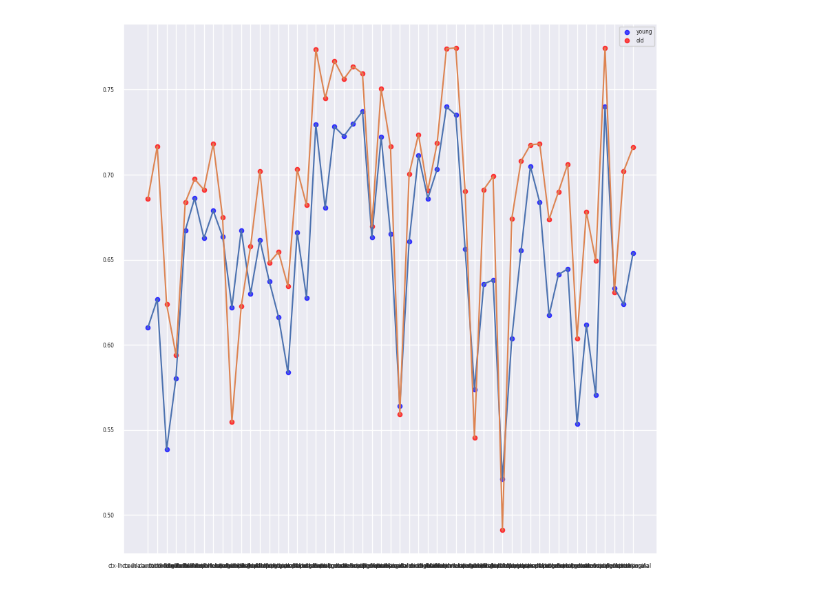
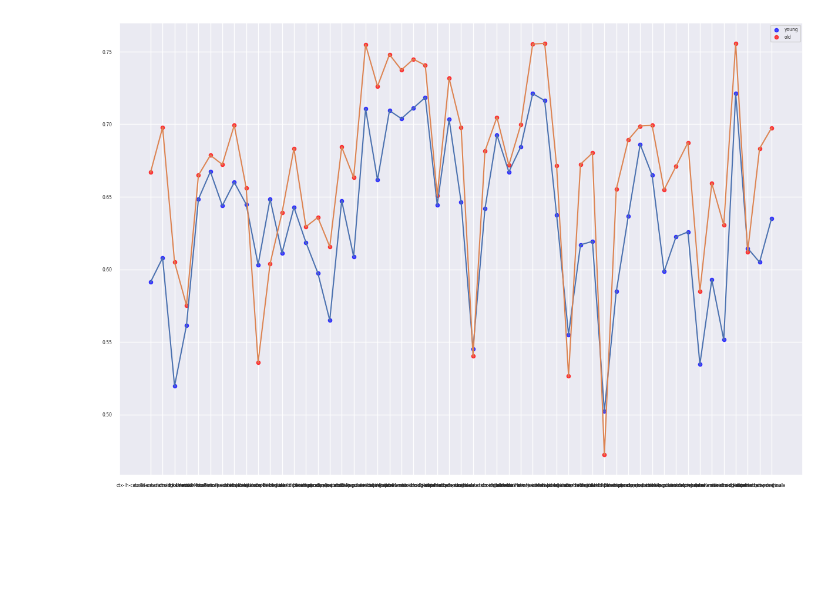
Before and after one commit to NivAm12/qMRI_Analyzer, a Jupyter notebook: analyze_data.ipynb, the cells around one changed output. Saved outputs shown, nothing was run; the diff lists cells and outputs as text; code cells hidden in the pictures; blank space fills up the shorter version.

```diff
--- a/analyze_data.ipynb
+++ b/analyze_data.ipynb
@@ -20,0 +74,6 @@ chosen_data = StatisticsWrapper.chose_relevant_data(analyzed_data, chosen_rois_d
+# %%
+# remove outliers
+# chosen_data[chosen_data.subjects == 'H036_EV'].Age.iloc[0]
+
+chosen_data = chosen_data[~chosen_data.subjects.isin(['H036_EV', 'H054_AE', 'H047_DC', 'H037_YB'])]
+chosen_data.subjects.nunique()
@@ -131,4 +172,25 @@ plt.ylabel('num voxels')
 plt.grid(True)
+# %%
+from scipy.spatial.distance import pdist, squareform
+
+
+def create_affinity_matrix(data, params, group_name, metric='euclidean'):
+    subjects = data.groupby('subjects')
+    relevant_rois = list(data.ROI_name.unique())
+    distances = np.zeros((len(relevant_rois),
+                            len(relevant_rois)))
+
+    for subject_name, subject_df in subjects:
+        df = subject_df[params]
+        dist = pdist(df, metric=metric)
+        distance_matrix = pd.DataFrame(squareform(dist), index=relevant_rois, columns=relevant_rois)
+        distances += distance_matrix.to_numpy()
+
+    distances /= data.subjects.nunique()
+
+    PlotsManager.plot_heatmap(distances, f'{group_name} affinity matrix', None)
+
+    return distances
 # %%
 clusters_rois = StatisticsWrapper.hierarchical_clustering(chosen_data, params_to_work_with, 'single',
                                                             title="all")['dendrogram_data']['ivl']
@@ -145,13 +202,19 @@ PlotsManager.plot_heatmap(old_result - young_result, 'differences of old and you
+# %%
+young_result = create_affinity_matrix(young_subjects, params_to_work_with, 'young', 'cosine')
+old_result = create_affinity_matrix(old_subjects, params_to_work_with, 'old', 'cosine')
 # %%
-young_result['corr_mean'] = young_result.apply(np.mean, axis=1)
-old_result['corr_mean'] = old_result.apply(np.mean, axis=1)
+young_result['corr_mean'] = young_result.apply(np.mean, axis=1) - 1/young_result.shape[0]
+old_result['corr_mean'] = old_result.apply(np.mean, axis=1) - 1/old_result.shape[0]
+
+# # young_mean = np.mean(young_result, axis=1)
+# # old_mean = np.mean(old_result, axis=1)
 # %%
-plt.figure(figsize=(10, 10))  # Adjust figure size as needed
+plt.figure(figsize=(15, 10))  # Adjust figure size as needed
 plt.scatter(chosen_rois_dict.values(), young_result['corr_mean'].to_numpy(), color='blue', s=20, alpha=0.7, label='young')
 plt.scatter(chosen_rois_dict.values(), old_result['corr_mean'].to_numpy(), color='red', s=20, alpha=0.7, label='old')
 plt.plot(chosen_rois_dict.values(), young_result['corr_mean'].to_numpy())
 plt.plot(chosen_rois_dict.values(), old_result['corr_mean'].to_numpy())
 plt.legend()
 plt.grid(True)
 # %% [output]
-[figure, old version]
+[figure, new version]
```
Also changed, not shown: parts of 17 cells of this notebook.
